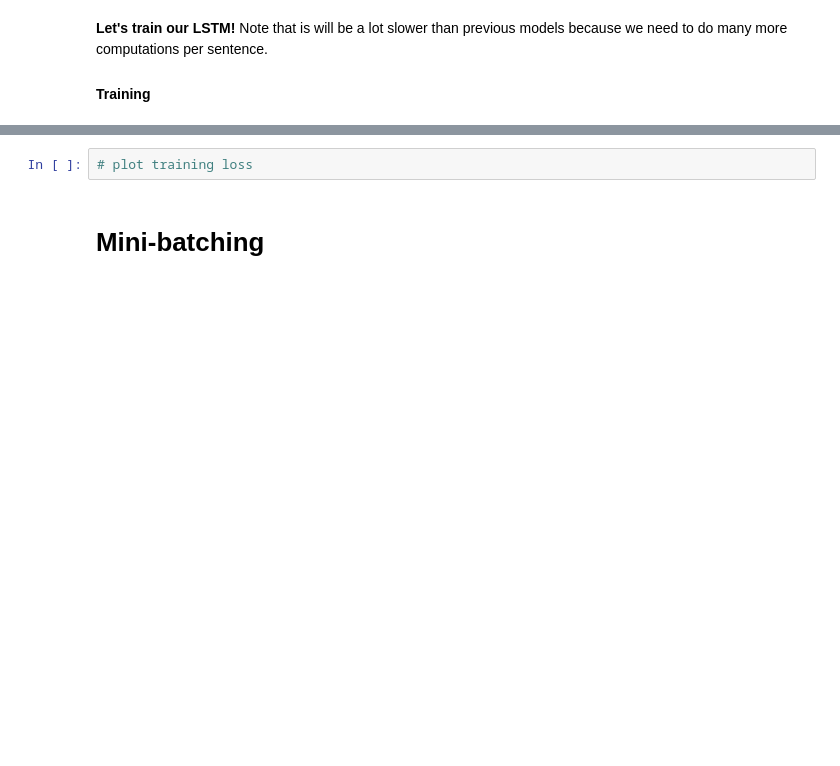
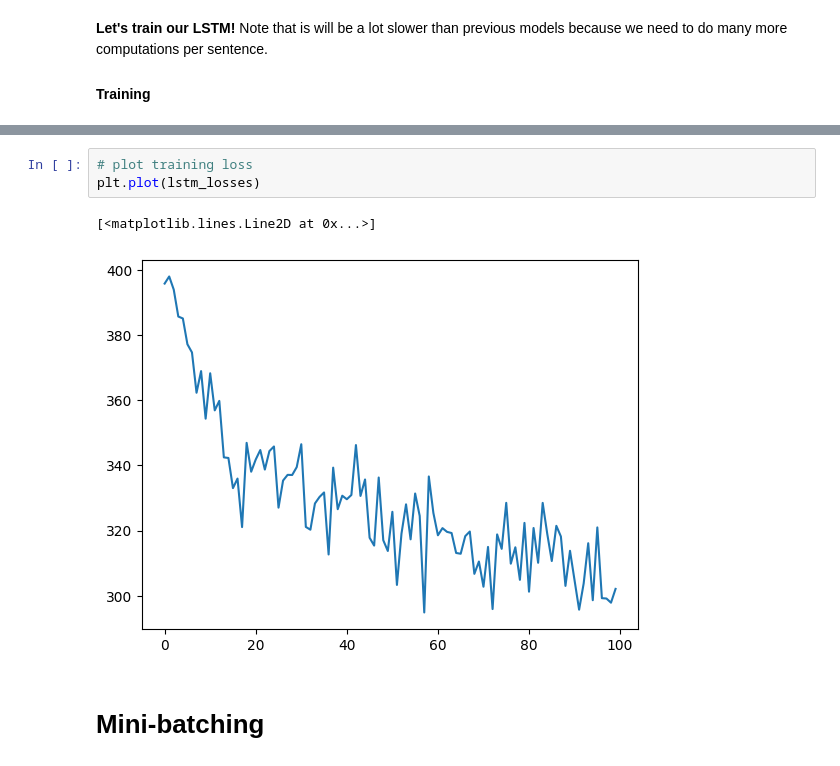
Before and after one commit to stefdewildt/NLP, a Jupyter notebook: NLP1_2025_Practical_2_(student).ipynb, the cells around one changed output, grey strips where cells are left out. Saved outputs shown, nothing was run; the diff lists cells and outputs as text; blank space fills up the shorter version.

```diff
--- a/NLP1_2025_Practical_2_(student).ipynb
+++ b/NLP1_2025_Practical_2_(student).ipynb
@@ -1174,5 +1248,9 @@ lstm_losses, lstm_accuracies = train_model(
 # %%
 # plot training loss
+plt.plot(lstm_losses)
+# %% [output]
+[<matplotlib.lines.Line2D at 0x...>]
+[figure, added]
 # %% [markdown]
 # Mini-batching
 # %% [markdown]
```
Also changed, not shown: parts of 27 cells of this notebook.
